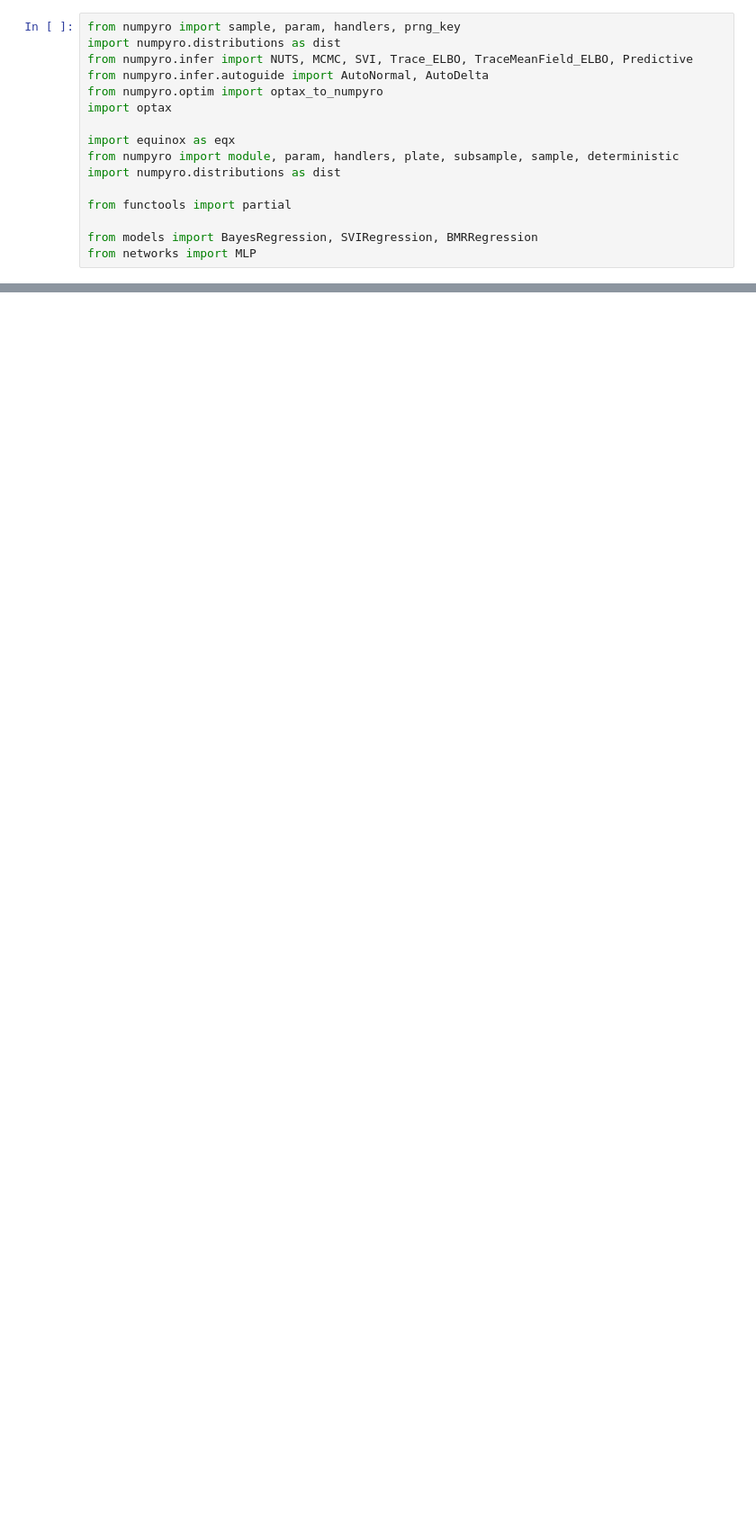
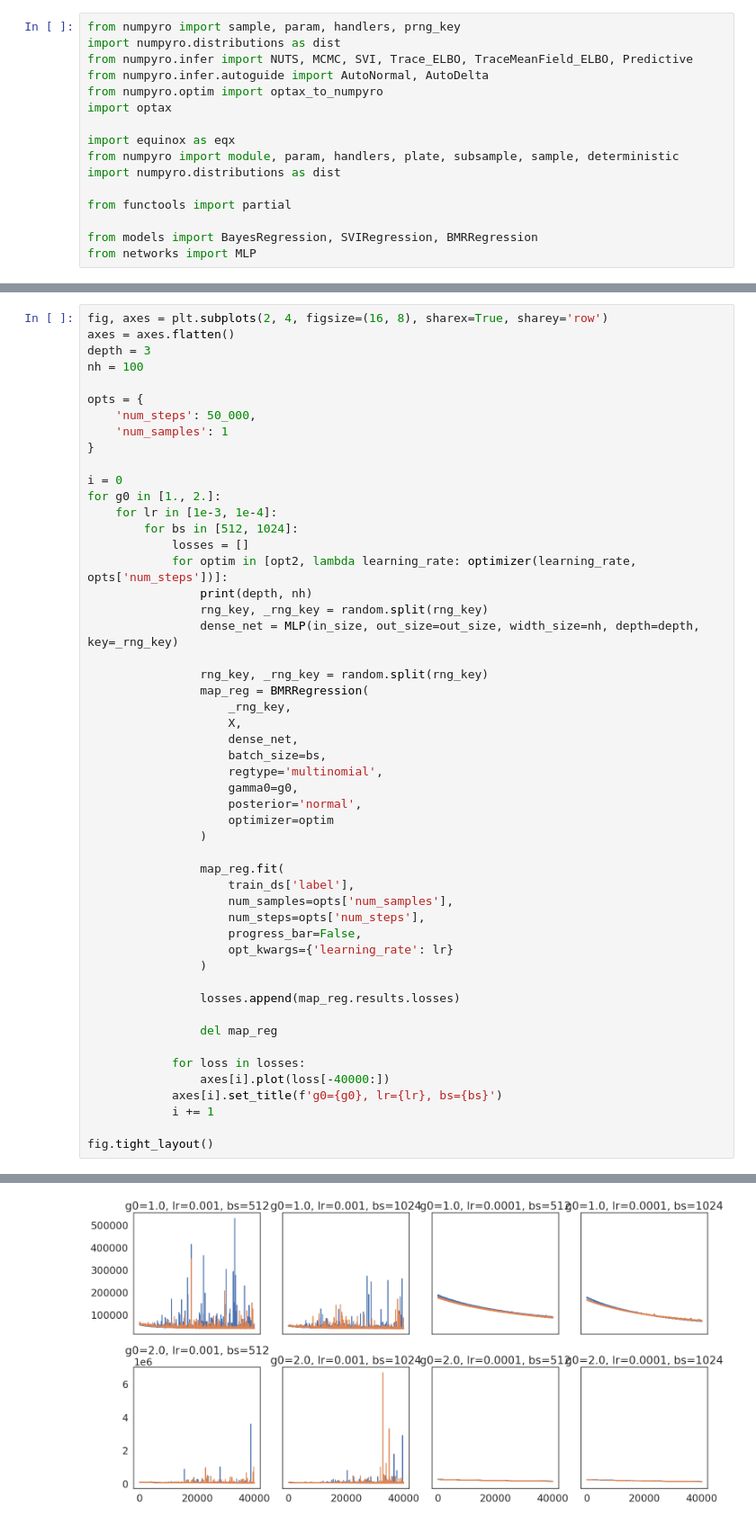
Before and after one commit to dimarkov/numpc, a Jupyter notebook: notebooks/bmr/image_data_comparison.ipynb, the cells around one changed output, grey strips where cells are left out. Shown: that part at 90% size. Cells and saved outputs as stored; diff of their text form; blank space fills up the shorter version.

```diff
--- a/notebooks/bmr/image_data_comparison.ipynb
+++ b/notebooks/bmr/image_data_comparison.ipynb
@@ -242,0 +451,52 @@ for nh in num_hn[-3:-2]:
+# %%
+fig, axes = plt.subplots(2, 4, figsize=(16, 8), sharex=True, sharey='row')
+axes = axes.flatten()
+depth = 3
+nh = 100
+
+opts = {
+    'num_steps': 50_000,
+    'num_samples': 1
+}
+
+i = 0
+for g0 in [1., 2.]:
+    for lr in [1e-3, 1e-4]:
+        for bs in [512, 1024]:
+            losses = []
+            for optim in [opt2, lambda learning_rate: optimizer(learning_rate, opts['num_steps'])]:
+                print(depth, nh)
+                rng_key, _rng_key = random.split(rng_key)
+                dense_net = MLP(in_size, out_size=out_size, width_size=nh, depth=depth, key=_rng_key)
+
+                rng_key, _rng_key = random.split(rng_key)
+                map_reg = BMRRegression(
+                    _rng_key,
+                    X,
+                    dense_net,
+                    batch_size=bs,
+                    regtype='multinomial',
+                    gamma0=g0,
+                    posterior='normal',
+                    optimizer=optim
+                )
+
+                map_reg.fit(
+                    train_ds['label'],
+                    num_samples=opts['num_samples'],
+                    num_steps=opts['num_steps'],
+                    progress_bar=False,
+                    opt_kwargs={'learning_rate': lr}
+                )
+
+                losses.append(map_reg.results.losses)
+
+                del map_reg
+
+            for loss in losses:
+                axes[i].plot(loss[-40000:])
+            axes[i].set_title(f'g0={g0}, lr={lr}, bs={bs}')
+            i += 1
+
+fig.tight_layout()
+# %% [output]
@@ -243 +522,2 @@ for nh in num_hn[-3:-2]:
+[figure, added]
 # %%
```
Also changed, not shown: parts of 36 cells of this notebook.
